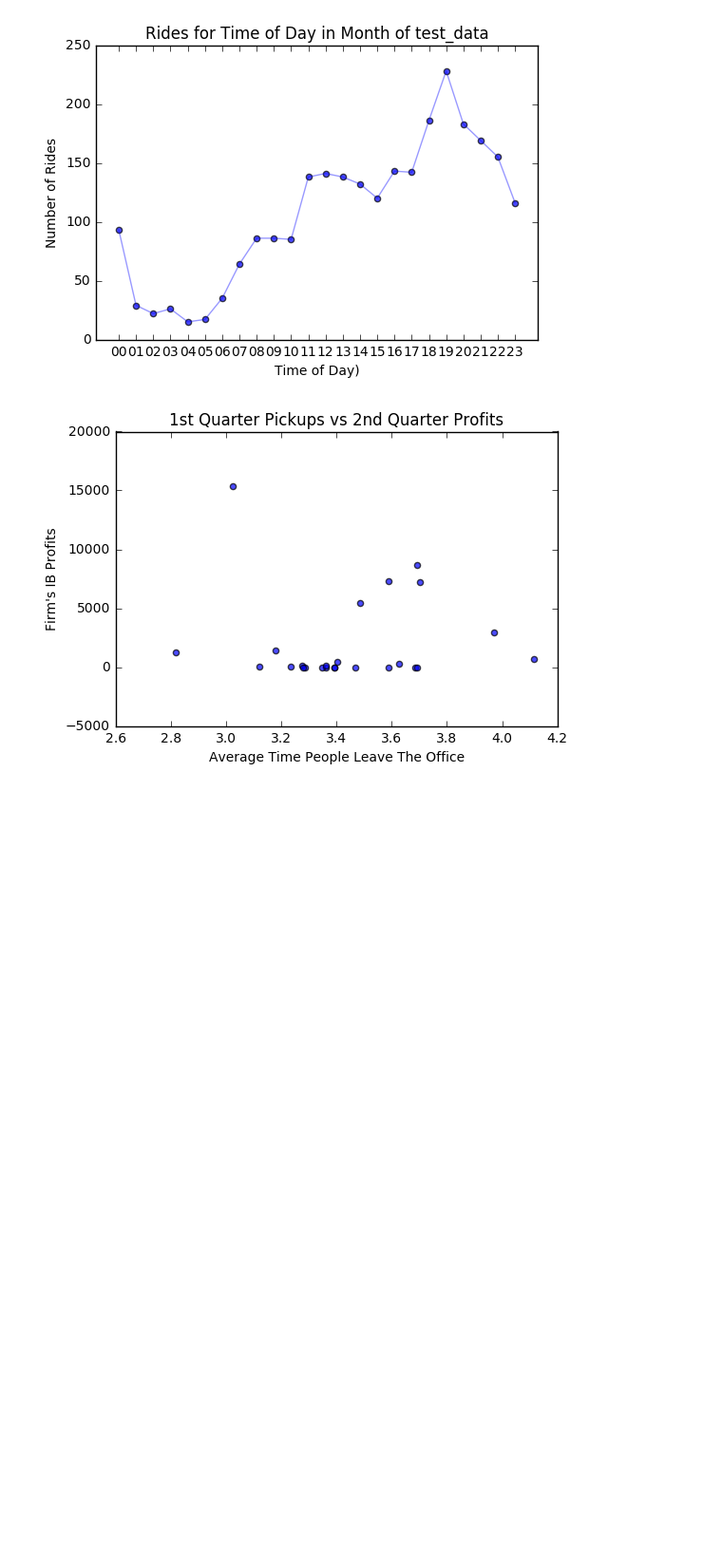
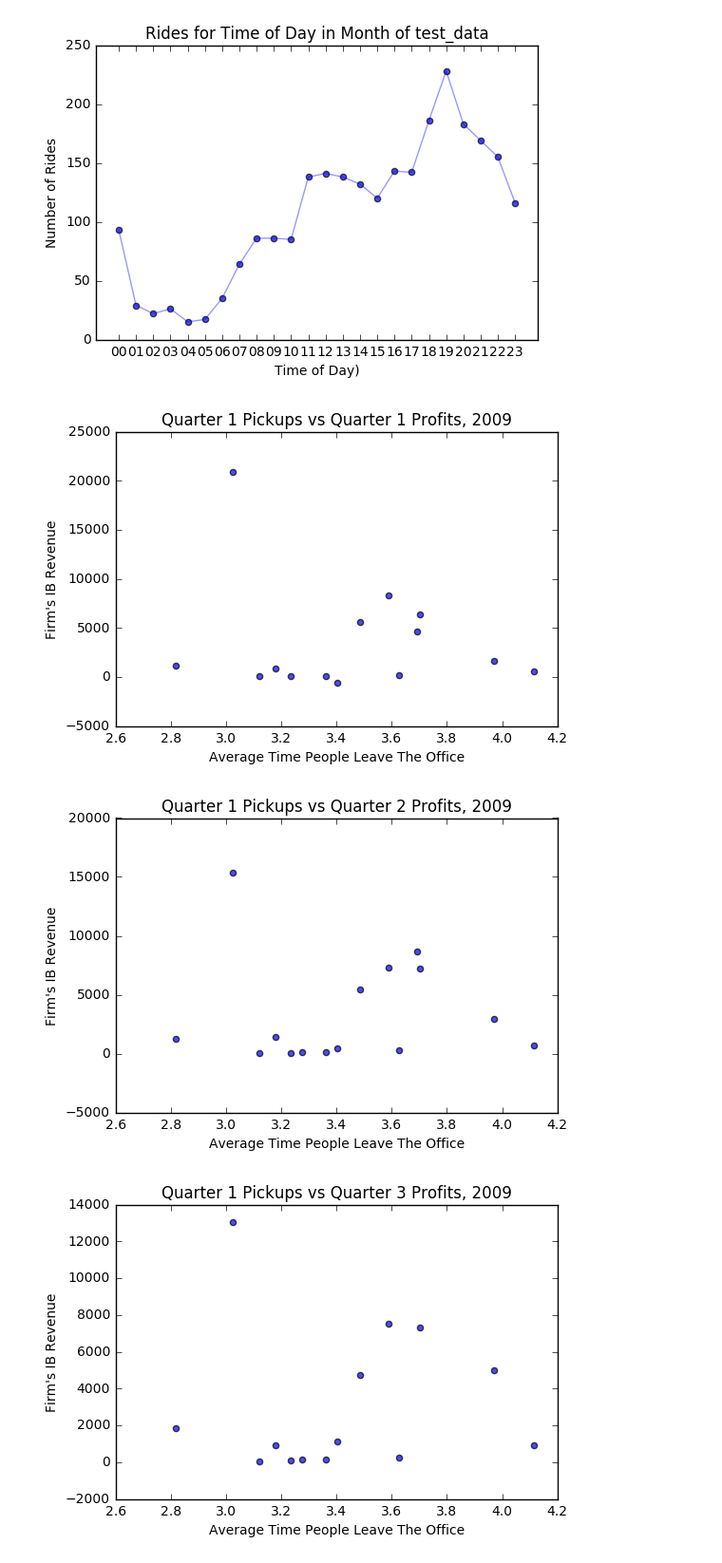
Before and after one commit to convancleave/taxis-to-ib-revenues, a Jupyter notebook: project.ipynb, the cells around one changed output. Shown at 95% size. Saved outputs shown, nothing was run; the diff lists cells and outputs as text; code cells hidden in the pictures; blank space fills up the shorter version.

Commit message:
created scatter plots for Q1-4 2009

```diff
--- a/project.ipynb
+++ b/project.ipynb
@@ -33,9 +33,12 @@ main()
 [figure]
 # %%
 q1_2009_rides = load_specific_rides(1, 2009)
-# %%
-ride_dict = load_specific_rides(1, '2009')
-firm_performance = load_financials('2', '2009')
-plot_avg_time_and_amt(ride_dict, firm_performance)
-# %% [output]
-[figure, removed]
+# %%
+plot_avg_time_and_amt(1, 1, 2009)
+plot_avg_time_and_amt(1, 2, 2009)
+plot_avg_time_and_amt(1, 3, 2009)
+plot_avg_time_and_amt(1, 4, 2009)
+# %% [output]
+[figure, added]
+[figure, added]
+[figure, added]
```
Also changed, not shown: parts of 1 cell of this notebook, 1 other file.
